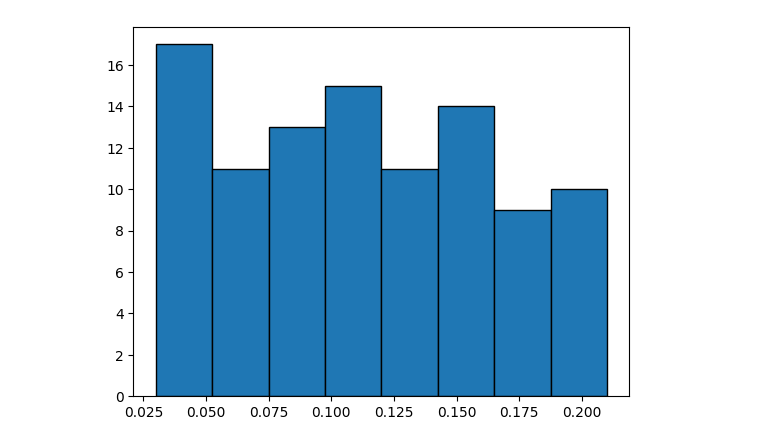
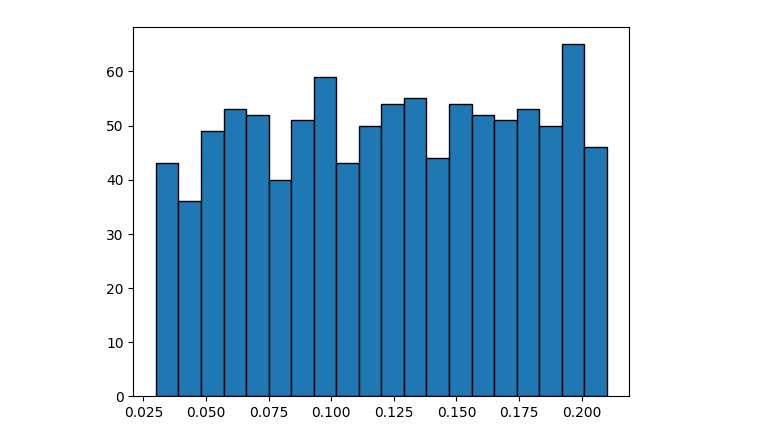
Before and after one commit to andrefsr/Machine-Learning-on-detection-of-buried-cylinders-via-GPR, a Jupyter notebook: sec_sim/machine_learning/data_analysis.ipynb, the cells around one changed output. Cells and saved outputs as stored; diff of their text form; code cells hidden in the pictures.

```diff
--- a/sec_sim/machine_learning/data_analysis.ipynb
+++ b/sec_sim/machine_learning/data_analysis.ipynb
@@ -3,7 +3,7 @@ import pandas as pd
 import numpy as np
 import matplotlib.pyplot as plt
 
-df_labels = pd.read_csv('labels.csv')
+df_labels = pd.read_csv('labels1.csv')
 
 display(df_labels.head(10))
 # %% [output]
@@ -48,6 +46,6 @@ plt.show()
 # %%
 plt.figure()
-plt.hist(df_labels['distance'],bins='auto',edgecolor='black')
+plt.hist(df_labels['distance'],bins=20,edgecolor='black')
 plt.show()
 # %% [output]
-[figure, old version]
+[figure, new version]
```
Also changed, not shown: parts of 4 cells of this notebook, 3 other files.
